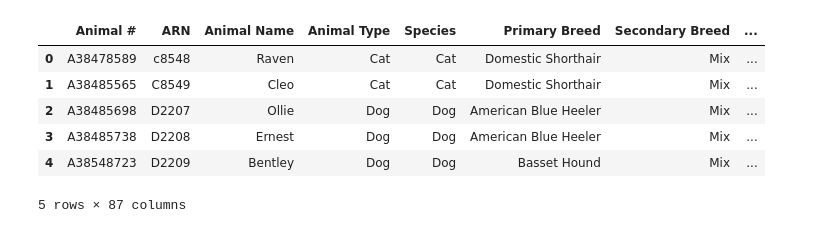
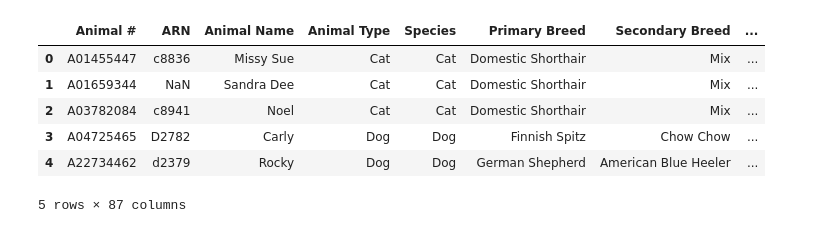
Before and after one commit to JSischo/Waupaca_repo, a Jupyter notebook: EDA2018CSVfile.ipynb, the cells around one changed output. Cells and saved outputs as stored; diff of their text form; code cells hidden in the pictures.

Commit message:
clean intake csv files 2018-2020 for Postgres db

```diff
--- a/EDA2018CSVfile.ipynb
+++ b/EDA2018CSVfile.ipynb
@@ -9,19 +9,19 @@ from geopy.geocoders import Nominatim
 pd.set_option("display.max_rows", None)
 
 # File to Load
-dataset_one_to_load = "Resources/AnimalIntakeWithResultsExtended2018.csv"
+dataset_one_to_load = "Resources/AnimalIntakeWithResultsExtended2020.csv"
 # %%
-#THIS IS WITH 2018 CSV FILE ONLY - ALL THREE YEARS MUST BE JOINED WITH SQL IN DB
+#THIS IS WITH 2020 CSV FILE ONLY - ALL THREE YEARS MUST BE JOINED WITH SQL IN DB
 
 # Read the intake data and store into a Pandas DataFrame
-dataset_one_df = pd.read_csv(dataset_one_to_load)
+dataset_three_df = pd.read_csv(dataset_one_to_load)
 # %%
-dataset_one_df.head()
+dataset_three_df.head()
 # %% [output]
 |  | Animal # | ARN | Animal Name | Animal Type | Species | Primary Breed | Secondary Breed | ... |
-| 0 | A38478589 | c8548 | Raven | Cat | Cat | Domestic Shorthair | Mix | ... |
-| 1 | A38485565 | C8549 | Cleo | Cat | Cat | Domestic Shorthair | Mix | ... |
-| 2 | A38485698 | D2207 | Ollie | Dog | Dog | American Blue Heeler | Mix | ... |
-| 3 | A38485738 | D2208 | Ernest | Dog | Dog | American Blue Heeler | Mix | ... |
-| 4 | A38548723 | D2209 | Bentley | Dog | Dog | Basset Hound | Mix | ... |
+| 0 | A01455447 | c8836 | Missy Sue | Cat | Cat | Domestic Shorthair | Mix | ... |
+| 1 | A01659344 | NaN | Sandra Dee | Cat | Cat | Domestic Shorthair | Mix | ... |
+| 2 | A03782084 | c8941 | Noel | Cat | Cat | Domestic Shorthair | Mix | ... |
+| 3 | A04725465 | D2782 | Carly | Dog | Dog | Finnish Spitz | Chow Chow | ... |
+| 4 | A22734462 | d2379 | Rocky | Dog | Dog | German Shepherd | American Blue Heeler | ... |
 5 rows × 87 columns
```
Also changed, not shown: parts of 46 cells of this notebook, 7 other files.
